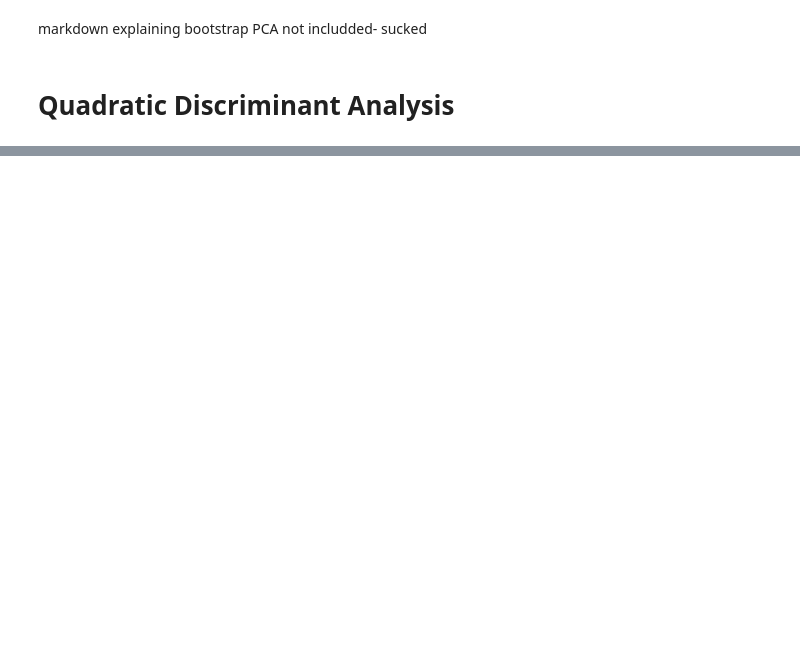
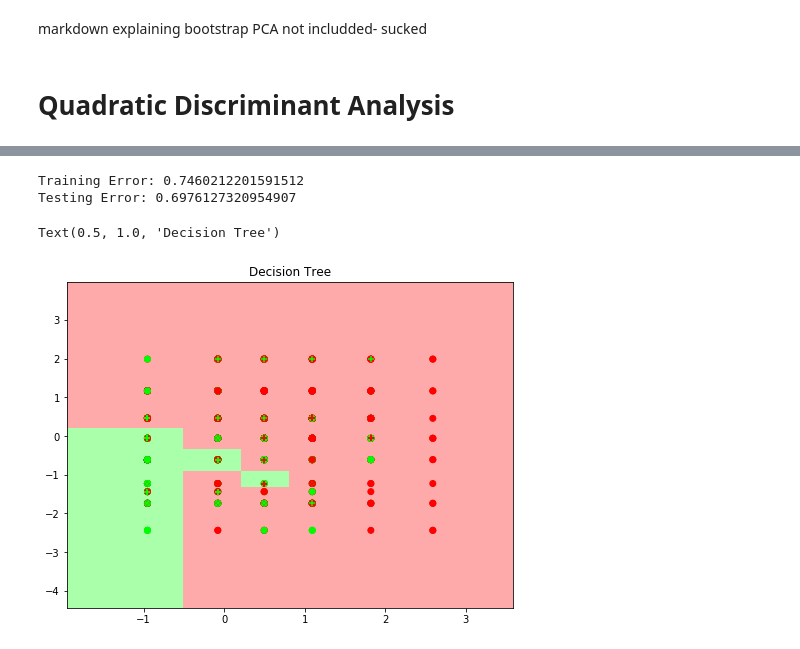
Before and after one commit to JeremyT99/STAT-411-Group-Project, a Jupyter notebook: Polished Presentation.ipynb, the cells around one changed output, grey strips where cells are left out. Drawn from its saved outputs; the diff is of its cells as text; code cells hidden in the pictures; blank space fills up the shorter version.

```diff
--- a/Polished Presentation.ipynb
+++ b/Polished Presentation.ipynb
@@ -348,0 +401,12 @@ Standard Deviation  0.012692  0.018040
+# %%
+X = np.array(druguser[['Age','Education']])
+y = np.array(druguser[['Cannabis']]).reshape(-1)
+
+tree = DecisionTreeClassifier(min_samples_leaf=5)
+plot_cat_model(tree, X, y)
+plt.title ("Decision Tree")
+# %% [output]
+Training Error: 0.7460212201591512
+Testing Error: 0.6976127320954907
+Text(0.5, 1.0, 'Decision Tree')
+[figure, added]
```
Also changed, not shown: parts of 42 cells of this notebook, 2 other files.
